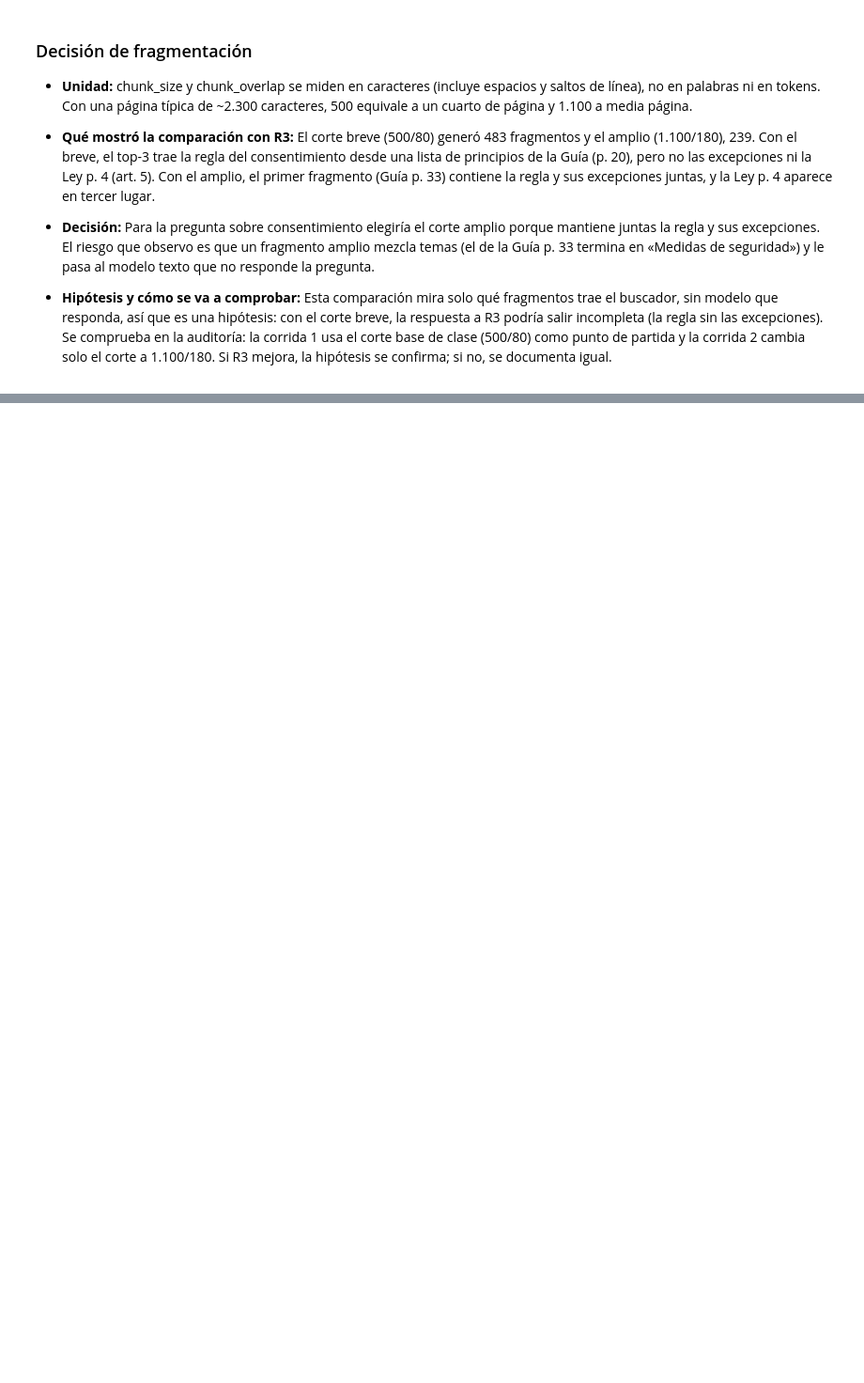
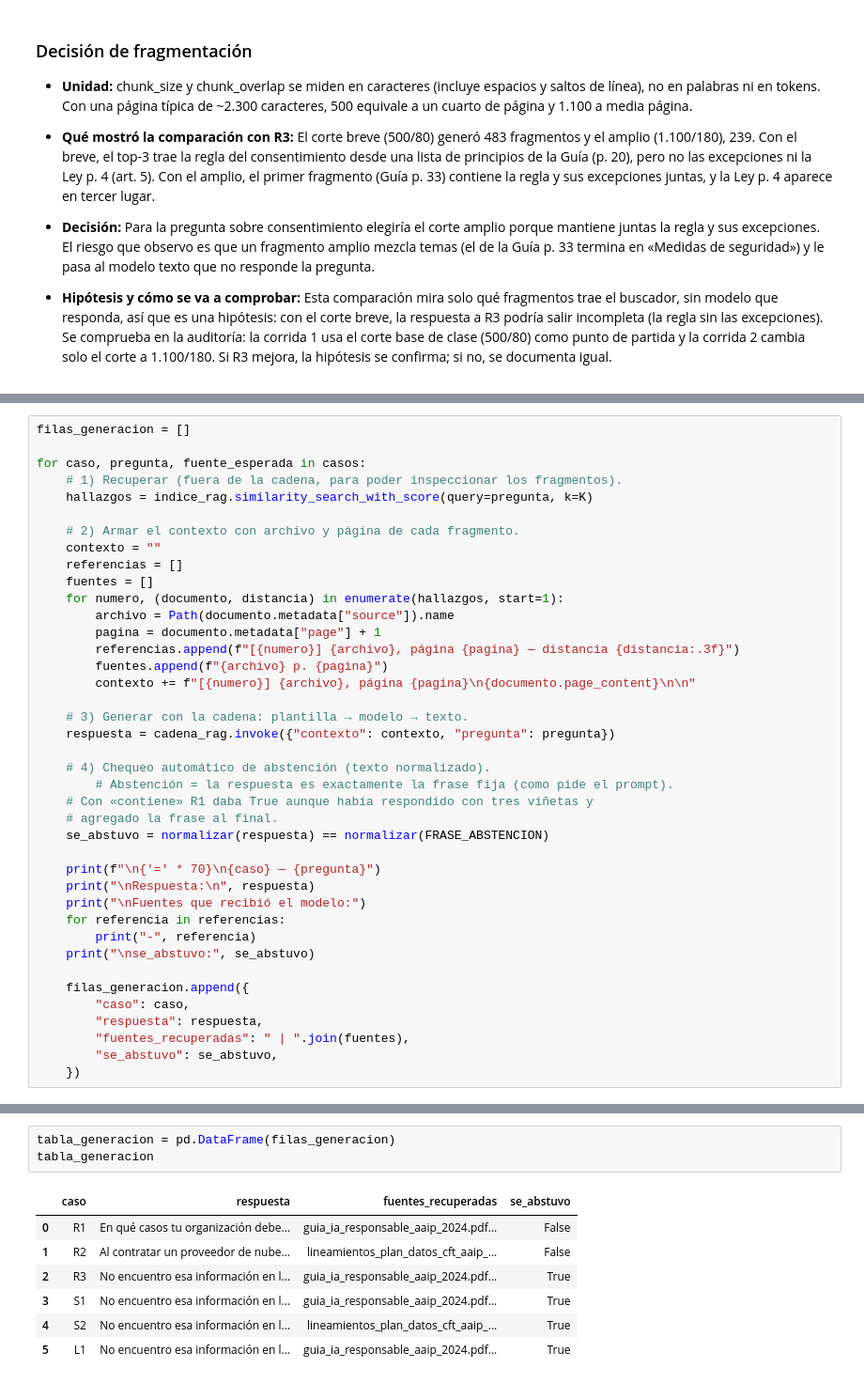
Before and after one commit to Joselyn-Traviezo/traviezo-joselyn-pln-2c-2026, a Jupyter notebook: TP2_PNL_2026/rag_integrador.ipynb, the cells around one changed output, grey strips where cells are left out. Shown at 94% size. Saved outputs shown, nothing was run; the diff lists cells and outputs as text; blank space fills up the shorter version.

```diff
--- a/TP2_PNL_2026/rag_integrador.ipynb
+++ b/TP2_PNL_2026/rag_integrador.ipynb
@@ -410,0 +807,40 @@ Usamos K=3 (y no K=1 como en la sección 5 del cuaderno 07 de laboratorio) para
+# %%
+filas_generacion = []
+
+for caso, pregunta, fuente_esperada in casos:
+    # 1) Recuperar (fuera de la cadena, para poder inspeccionar los fragmentos).
+    hallazgos = indice_rag.similarity_search_with_score(query=pregunta, k=K)
+
+    # 2) Armar el contexto con archivo y página de cada fragmento.
+    contexto = ""
+    referencias = []
+    fuentes = []
+    for numero, (documento, distancia) in enumerate(hallazgos, start=1):
+        archivo = Path(documento.metadata["source"]).name
+        pagina = documento.metadata["page"] + 1
+        referencias.append(f"[{numero}] {archivo}, página {pagina} — distancia {distancia:.3f}")
+        fuentes.append(f"{archivo} p. {pagina}")
+        contexto += f"[{numero}] {archivo}, página {pagina}\n{documento.page_content}\n\n"
+
+    # 3) Generar con la cadena: plantilla → modelo → texto.
+    respuesta = cadena_rag.invoke({"contexto": contexto, "pregunta": pregunta})
+
+    # 4) Chequeo automático de abstención (texto normalizado).
+        # Abstención = la respuesta es exactamente la frase fija (como pide el prompt).
+    # Con «contiene» R1 daba True aunque había respondido con tres viñetas y
+    # agregado la frase al final.
+    se_abstuvo = normalizar(respuesta) == normalizar(FRASE_ABSTENCION)
+
+    print(f"\n{'=' * 70}\n{caso} — {pregunta}")
+    print("\nRespuesta:\n", respuesta)
+    print("\nFuentes que recibió el modelo:")
+    for referencia in referencias:
+        print("-", referencia)
+    print("\nse_abstuvo:", se_abstuvo)
+
+    filas_generacion.append({
+        "caso": caso,
+        "respuesta": respuesta,
+        "fuentes_recuperadas": " | ".join(fuentes),
+        "se_abstuvo": se_abstuvo,
+    })
@@ -410,0 +865,11 @@ Usamos K=3 (y no K=1 como en la sección 5 del cuaderno 07 de laboratorio) para
+# %%
+tabla_generacion = pd.DataFrame(filas_generacion)
+tabla_generacion
+# %% [output]
+|  | caso | respuesta | fuentes_recuperadas | se_abstuvo |
+| 0 | R1 | En qué casos tu organización debe... | guia_ia_responsable_aaip_2024.pdf... | False |
+| 1 | R2 | Al contratar un proveedor de nube... | lineamientos_plan_datos_cft_aaip_... | False |
+| 2 | R3 | No encuentro esa información en l... | guia_ia_responsable_aaip_2024.pdf... | True |
+| 3 | S1 | No encuentro esa información en l... | guia_ia_responsable_aaip_2024.pdf... | True |
+| 4 | S2 | No encuentro esa información en l... | lineamientos_plan_datos_cft_aaip_... | True |
+| 5 | L1 | No encuentro esa información en l... | guia_ia_responsable_aaip_2024.pdf... | True |
```
Also changed, not shown: parts of 17 cells of this notebook, 1 other file.
